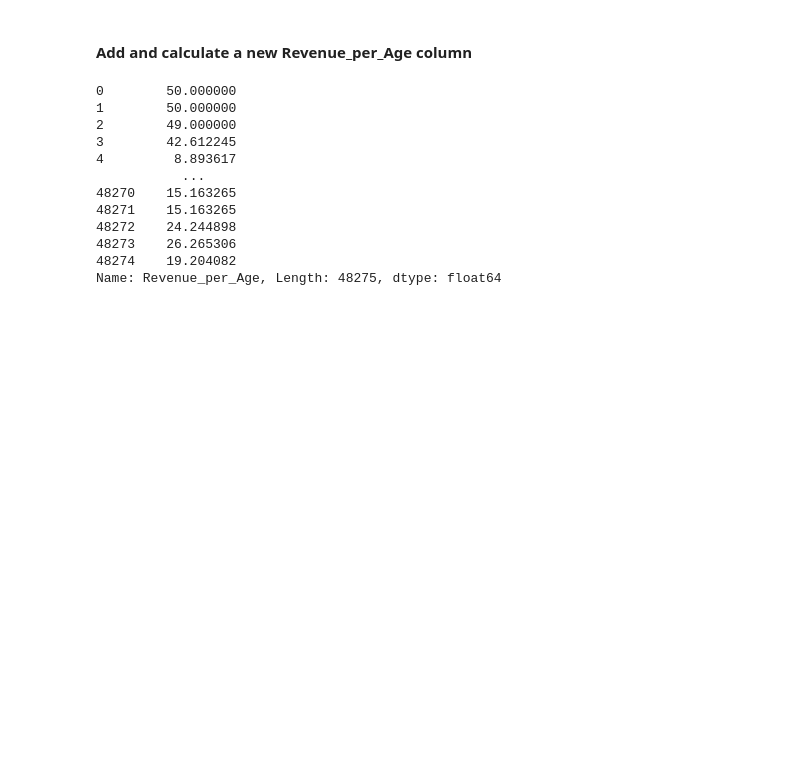
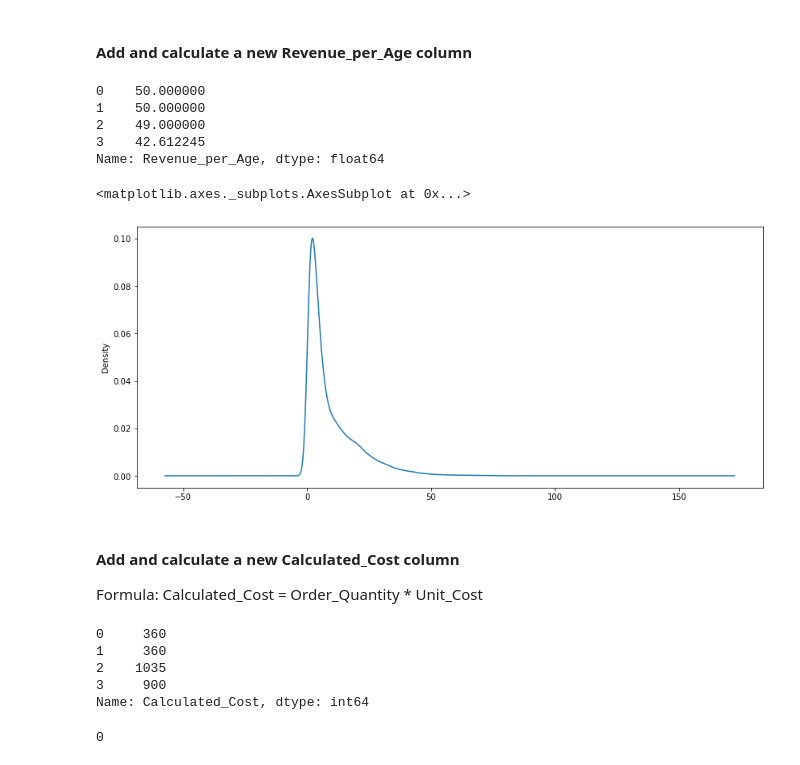
Before and after one commit to eliud-kagema/data_analysis_21, a Jupyter notebook: 01 Bike Store Sales/sales.ipynb, the cells around one changed output. Drawn from its saved outputs; the diff is of its cells as text; code cells hidden in the pictures; blank space fills up the shorter version.

```diff
--- a/01 Bike Store Sales/sales.ipynb
+++ b/01 Bike Store Sales/sales.ipynb
@@ -196,17 +196,32 @@ Introducing new columns or modifying existing ones
 #### Add and calculate a new Revenue_per_Age column
 # %%
 df['Revenue_per_Age'] = df['Revenue']/ df['Customer_Age']
-df['Revenue_per_Age']
+df['Revenue_per_Age'].head(4)
 # %% [output]
-0        50.000000
-1        50.000000
-2        49.000000
-3        42.612245
-4         8.893617
-           ...
-48270    15.163265
-48271    15.163265
-48272    24.244898
-48273    26.265306
-48274    19.204082
-Name: Revenue_per_Age, Length: 48275, dtype: float64
+0    50.000000
+1    50.000000
+2    49.000000
+3    42.612245
+Name: Revenue_per_Age, dtype: float64
+# %%
+df['Revenue_per_Age'].plot(kind='density', figsize=(14, 6))
+# %% [output]
+<matplotlib.axes._subplots.AxesSubplot at 0x...>
+[figure, added]
+# %% [markdown]
+#### Add and calculate a new Calculated_Cost column
+
+Formula: Calculated_Cost = Order_Quantity * Unit_Cost
+# %%
+df['Calculated_Cost'] = df['Order_Quantity'] * df['Unit_Cost']
+df['Calculated_Cost'].head(4)
+# %% [output]
+0     360
+1     360
+2    1035
+3     900
+Name: Calculated_Cost, dtype: int64
+# %%
+(df['Calculated_Cost'] != df['Cost']).sum()
+# %% [output]
+0
```
Also changed, not shown: parts of 4 cells of this notebook.
